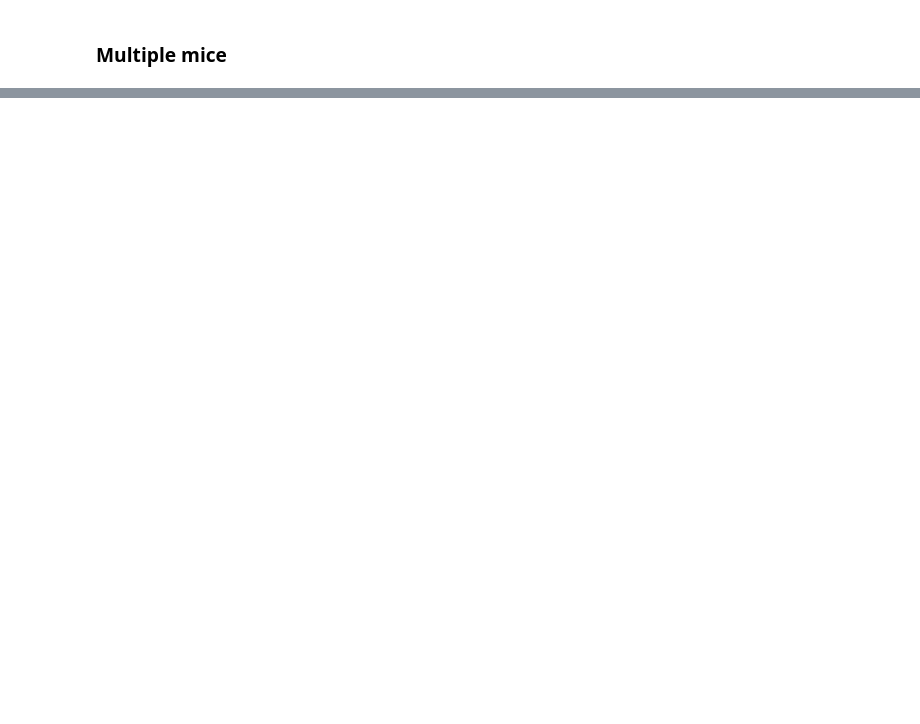
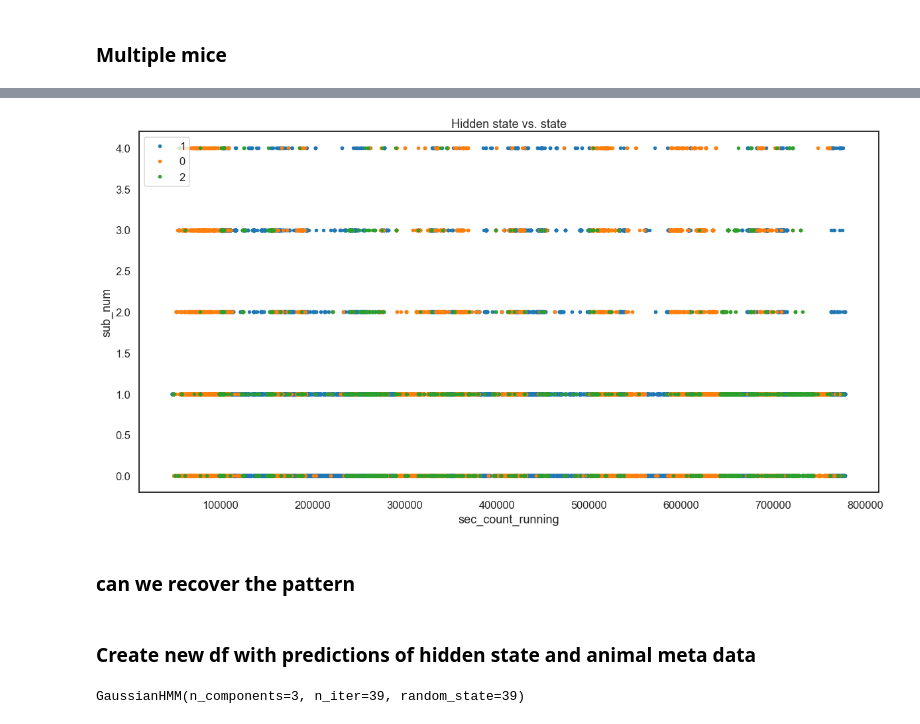
Before and after one commit to grace3999/RFID_polysubstance, a Jupyter notebook: RFID_VDM_HHMlearn.ipynb, the cells around one changed output, grey strips where cells are left out. Saved outputs shown, nothing was run; the diff lists cells and outputs as text; code cells hidden in the pictures; blank space fills up the shorter version.

```diff
--- a/RFID_VDM_HHMlearn.ipynb
+++ b/RFID_VDM_HHMlearn.ipynb
@@ -269,0 +400,16 @@ plt.show()
+# %%
+plt.figure(figsize=(20, 10))
+
+for i in states_unique:
+    want = (states == i)
+    x = data["sec_count_running"].iloc[want]
+    y = data["sub_num"].iloc[want]
+    plt.plot(x, y, '.')
+    plt.xlabel('sec_count_running')
+    plt.ylabel('sub_num')
+    plt.legend(states_unique)
+    plt.title('Hidden state vs. state')
+# %% [output]
+[figure, added]
+# %% [markdown]
+### can we recover the pattern
@@ -269,0 +442,6 @@ plt.show()
+# %% [markdown]
+### Create new df with predictions of hidden state and animal meta data
+# %%
+model
+# %% [output]
+GaussianHMM(n_components=3, n_iter=39, random_state=39)
```
Also changed, not shown: parts of 31 cells of this notebook, 3 other files.
